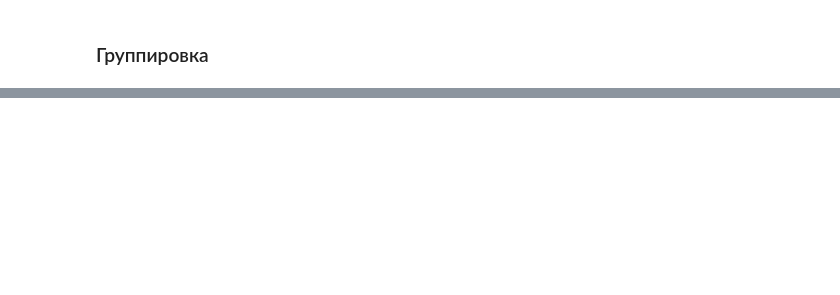
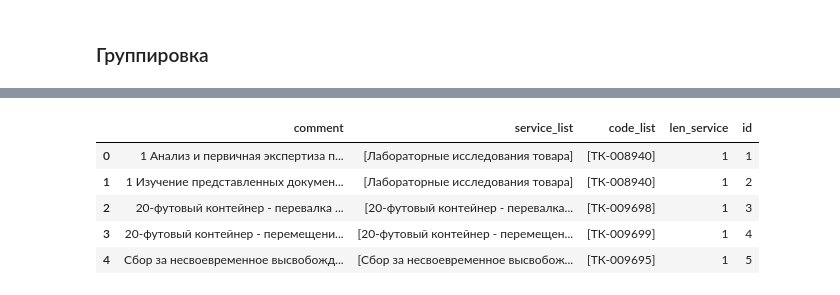
Before and after one commit to maxfil333/invoice_scanner, a Jupyter notebook: src/service_table.ipynb, the cells around one changed output, grey strips where cells are left out. Saved outputs shown, nothing was run; the diff lists cells and outputs as text; code cells hidden in the pictures; blank space fills up the shorter version.

Commit message:
fix matching service and code

```diff
--- a/src/analyse_excel.ipynb
+++ b/src/service_table.ipynb
@@ -214,5 +214,5 @@ display(min_count_code)
 | 8 | Хранение | 307 | 8 |
 | 11 | Штраф | ТК-006548 | 1 |
 # %%
-df = df[~df['code'].isin(min_count_code.code)]
+df_ = df[~df['code'].isin(min_count_code.code)]
 # %%
@@ -238,0 +246,21 @@ grouped_comment['id'] = list(range(1, grouped_comment.shape[0]+1))
+# %%
+def custom_agg(group):
+    service = list(group['service'])
+    code = list(group['code'])
+    service_code_zip = list(dict.fromkeys(zip(service, code)))
+    service_list, code_list = zip(*service_code_zip)
+
+    return pd.Series({'service_list': list(service_list), 'code_list': list(code_list)})
+
+grouped_comment = df.groupby(['comment']).apply(custom_agg).reset_index()
+grouped_comment['len_service'] = grouped_comment['service_list'].apply(len)
+grouped_comment['id'] = list(range(1, grouped_comment.shape[0]+1))
+
+grouped_comment.head()
+# %% [output]
+|  | comment | service_list | code_list | len_service | id |
+| 0 | 1 Анализ и первичная экспертиза п... | [Лабораторные исследования товара] | [ТК-008940] | 1 | 1 |
+| 1 | 1 Изучение представленных докумен... | [Лабораторные исследования товара] | [ТК-008940] | 1 | 2 |
+| 2 | 20-футовый контейнер - перевалка ... | [20-футовый контейнер - перевалка... | [ТК-009698] | 1 | 3 |
+| 3 | 20-футовый контейнер - перемещени... | [20-футовый контейнер - перемещен... | [ТК-009699] | 1 | 4 |
+| 4 | Cбор за несвоевременное высвобожд... | [Cбор за несвоевременное высвобож... | [ТК-009695] | 1 | 5 |
```
Also changed, not shown: parts of 12 cells of this notebook.
